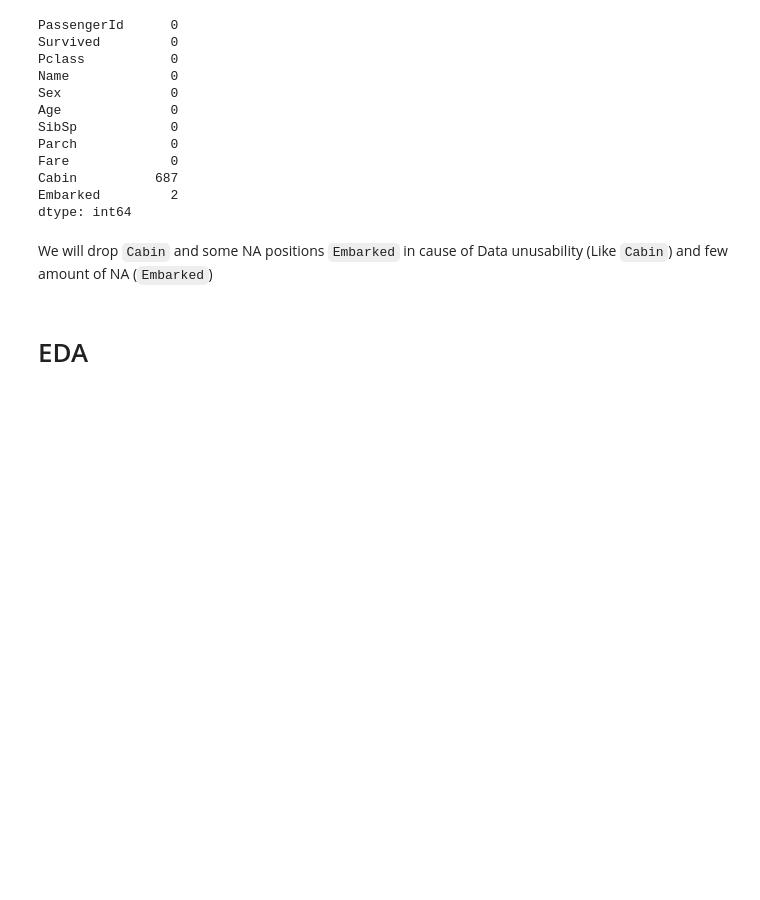
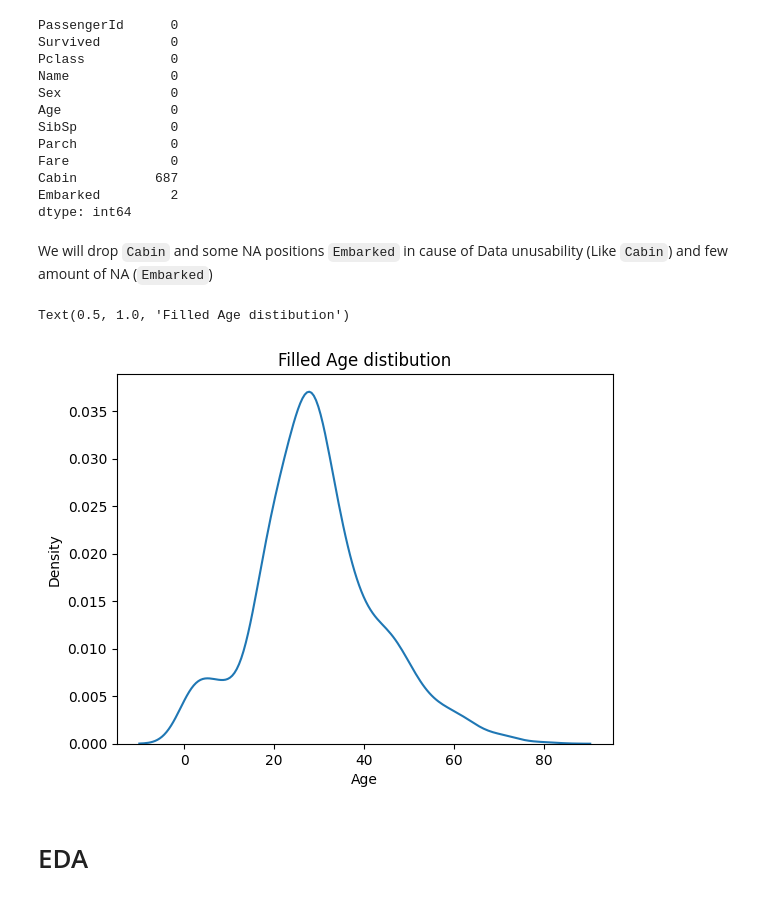
Before and after one commit to PigStep/ML-Titanic-Kaggle-contest, a Jupyter notebook: notebooks/ML titanic prediction/Titanic_notebook.ipynb, the cells around one changed output. Saved outputs shown, nothing was run; the diff lists cells and outputs as text; code cells hidden in the pictures; blank space fills up the shorter version.

```diff
--- a/notebooks/ML titanic prediction/Titanic_notebook.ipynb
+++ b/notebooks/ML titanic prediction/Titanic_notebook.ipynb
@@ -271,6 +271,12 @@ titanic_test = titanic_test.drop("Cabin",axis=1)
 #Drop NA embarked
 titanic_train = titanic_train[- titanic_train.Embarked.isna()]
 titanic_test = titanic_test[- titanic_test.Embarked.isna()]
+# %%
+sns.kdeplot(titanic_train,x="Age")
+plt.title("Filled Age distibution")
+# %% [output]
+Text(0.5, 1.0, 'Filled Age distibution')
+[figure, added]
 # %% [markdown]
 # EDA
 # %%
```
Also changed, not shown: parts of 2 cells of this notebook.
